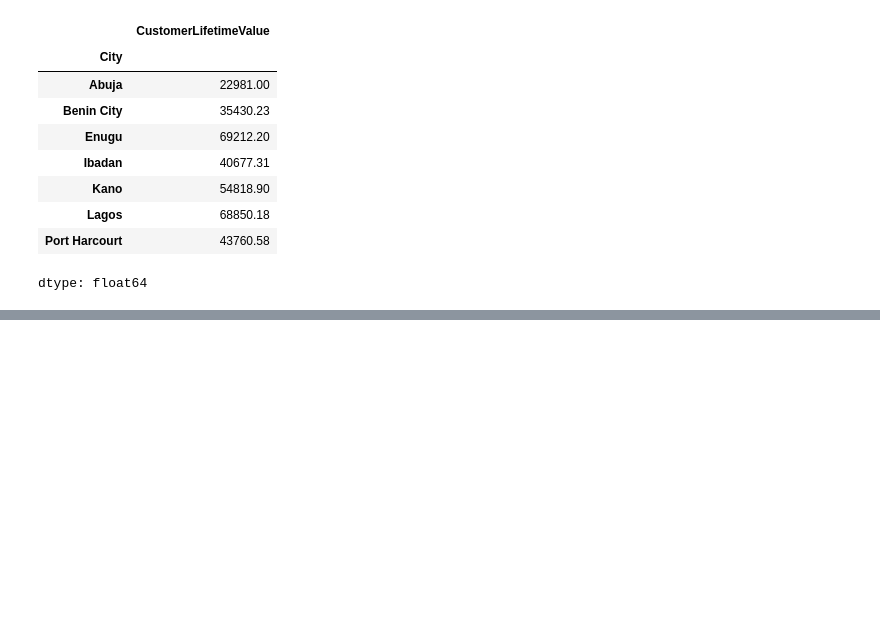
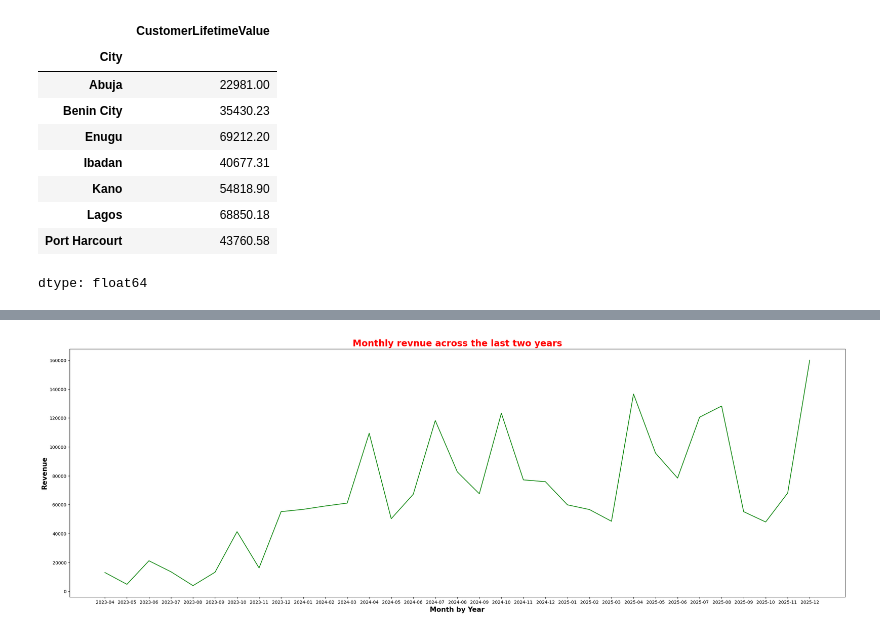
Before and after one commit to sewaadekunle/Sales-Performance-Analysis-Using-SQL, a Jupyter notebook: Second_Feature_Engineering.ipynb, the cells around one changed output, grey strips where cells are left out. Saved outputs shown, nothing was run; the diff lists cells and outputs as text; code cells hidden in the pictures; blank space fills up the shorter version.

```diff
--- a/Second_Feature_Engineering.ipynb
+++ b/Second_Feature_Engineering.ipynb
@@ -206,0 +213,3 @@ dtype: float64
+# %%
+df['OrderYearMonth'] = df['OrderDate'].dt.to_period('M')
+df.head()
@@ -206,0 +223,17 @@ dtype: float64
+# %%
+#What does monthly revenue look like across the two years? → line plot
+monthly_revenue = df.groupby('OrderYearMonth')['TotalSales'].sum()
+
+monthly_revenue_index = monthly_revenue.index.astype(str)
+plt.figure(figsize = (31, 10))
+plt.plot(monthly_revenue_index, monthly_revenue.values, color = 'green')
+plt.title('Monthly revnue across the last two years', fontsize = 20,
+                                                      fontweight = 'bold',
+                                                      color = 'red')
+plt.xlabel('Month by Year', fontsize = 15,
+                            fontweight = 'bold')
+plt.ylabel('Revenue', fontsize = 15,
+                      fontweight = 'bold')
+plt.show()
+# %% [output]
+[figure, added]
```
Also changed, not shown: parts of 4 cells of this notebook.
